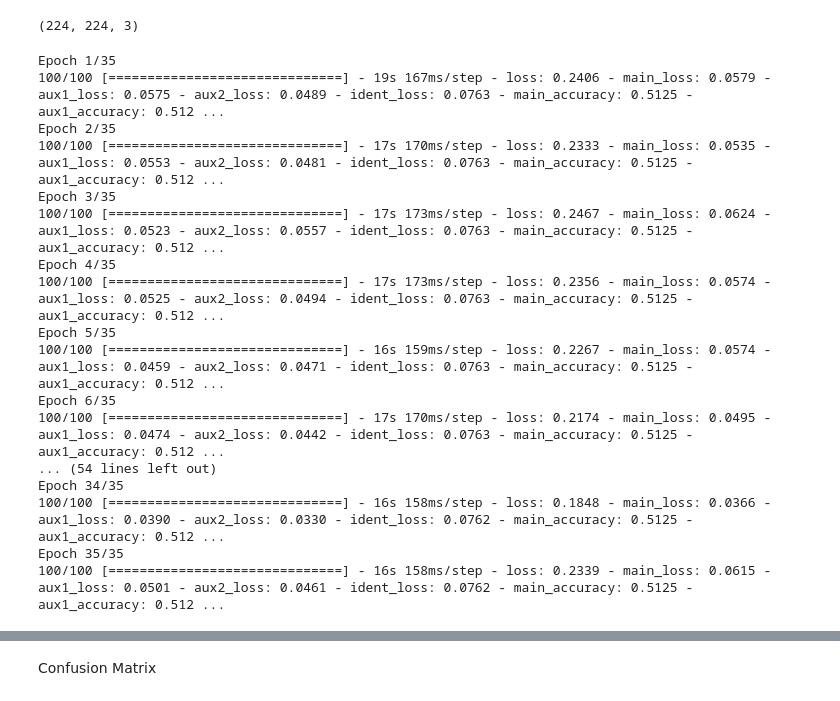
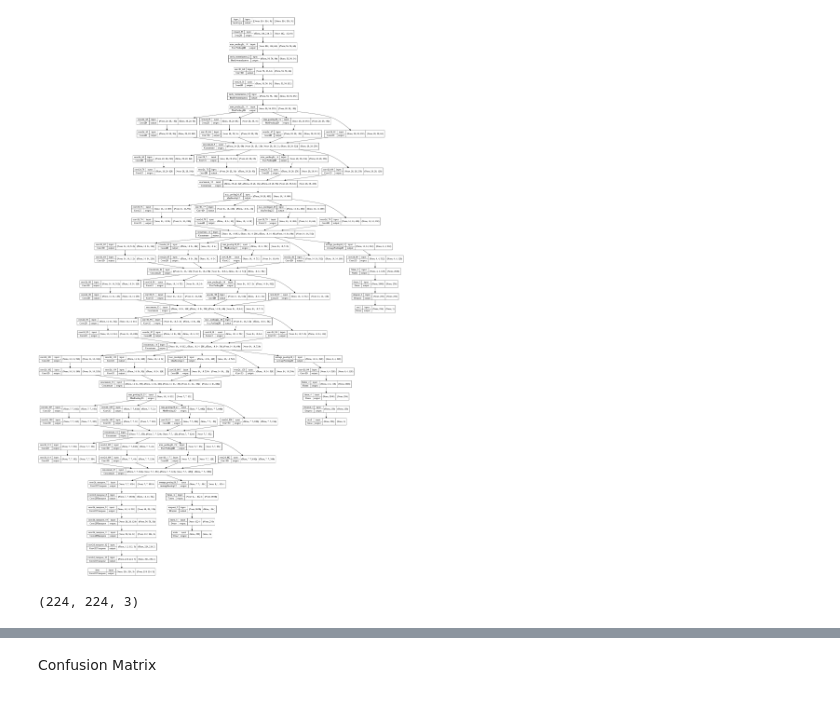
Before and after one commit to MasoudMoeini/Google-Street-View-Images-Blur-Detection, a Jupyter notebook: GoogLeNet_SBDN.ipynb, the cells around one changed output, grey strips where cells are left out. Drawn from its saved outputs; the diff is of its cells as text; code cells hidden in the pictures.

```diff
--- a/GoogLeNet_SBDN.ipynb
+++ b/GoogLeNet_SBDN.ipynb
@@ -70,5 +70,5 @@ def auxiliary(x, name=None):
     layer = Flatten()(layer)
     layer = Dense(units=256, activation='relu')(layer)
     layer = Dropout(0.4)(layer)
-    layer = Dense(units=1, activation='softmax', name=name)(layer)
+    layer = Dense(units=1, activation='sigmoid', name=name)(layer)
     return layer
@@ -123,14 +134,16 @@ def googlenet():
     layer = Flatten()(layer)
     layer = Dropout(0.4)(layer)
     layer = Dense(units=256, activation='linear')(layer)
-    main = Dense(units=1, activation='softmax', name='main')(layer)
+    main = Dense(units=1, activation='sigmoid', name='main')(layer)
 
     model = Model(inputs=layer_in, outputs=[main, aux1, aux2,ident])
 
     return model
 # %%
 model = googlenet()
-#keras.utils.plot_model(model, show_shapes=True)
+keras.utils.plot_model(model, show_shapes=True)
+# %% [output]
+[figure, added]
 # %%
 ACCURACY_THRESHOLD = 0.96
 class myCallback(tf.keras.callbacks.Callback):
@@ -155,26 +168,8 @@ y_train =(y_train,class_label)
 # %% [output]
 (224, 224, 3)
 # %%
-history = model.fit(x_train,[y_train[1],y_train[1],y_train[1],y_train[0]], epochs=35,batch_size=20, validation_split=0.2,shuffle=True)
+history = model.fit(x_train,[y_train[1],y_train[1],y_train[1],y_train[0]], epochs=55,batch_size=20, validation_split=0.2,shuffle=True)
 model.save('googleNet_model.h5')
-# %% [output]
-Epoch 1/35
-100/100 [==============================] - 19s 167ms/step - loss: 0.2406 - main_loss: 0.0579 - aux1_loss: 0.0575 - aux2_loss: 0.0489 - ident_loss: 0.0763 - main_accuracy: 0.5125 - aux1_accuracy: 0.512 ...
-Epoch 2/35
-100/100 [==============================] - 17s 170ms/step - loss: 0.2333 - main_loss: 0.0535 - aux1_loss: 0.0553 - aux2_loss: 0.0481 - ident_loss: 0.0763 - main_accuracy: 0.5125 - aux1_accuracy: 0.512 ...
-Epoch 3/35
-100/100 [==============================] - 17s 173ms/step - loss: 0.2467 - main_loss: 0.0624 - aux1_loss: 0.0523 - aux2_loss: 0.0557 - ident_loss: 0.0763 - main_accuracy: 0.5125 - aux1_accuracy: 0.512 ...
-Epoch 4/35
-100/100 [==============================] - 17s 173ms/step - loss: 0.2356 - main_loss: 0.0574 - aux1_loss: 0.0525 - aux2_loss: 0.0494 - ident_loss: 0.0763 - main_accuracy: 0.5125 - aux1_accuracy: 0.512 ...
-Epoch 5/35
-100/100 [==============================] - 16s 159ms/step - loss: 0.2267 - main_loss: 0.0574 - aux1_loss: 0.0459 - aux2_loss: 0.0471 - ident_loss: 0.0763 - main_accuracy: 0.5125 - aux1_accuracy: 0.512 ...
-Epoch 6/35
-100/100 [==============================] - 17s 170ms/step - loss: 0.2174 - main_loss: 0.0495 - aux1_loss: 0.0474 - aux2_loss: 0.0442 - ident_loss: 0.0763 - main_accuracy: 0.5125 - aux1_accuracy: 0.512 ...
-... (54 lines left out)
-Epoch 34/35
-100/100 [==============================] - 16s 158ms/step - loss: 0.1848 - main_loss: 0.0366 - aux1_loss: 0.0390 - aux2_loss: 0.0330 - ident_loss: 0.0762 - main_accuracy: 0.5125 - aux1_accuracy: 0.512 ...
-Epoch 35/35
-100/100 [==============================] - 16s 158ms/step - loss: 0.2339 - main_loss: 0.0615 - aux1_loss: 0.0501 - aux2_loss: 0.0461 - ident_loss: 0.0762 - main_accuracy: 0.5125 - aux1_accuracy: 0.512 ...
 # %%
 eval_images=total_images[2500:]
 eval_labels=total_labels[2500:]
```
Also changed, not shown: parts of 8 cells of this notebook.
